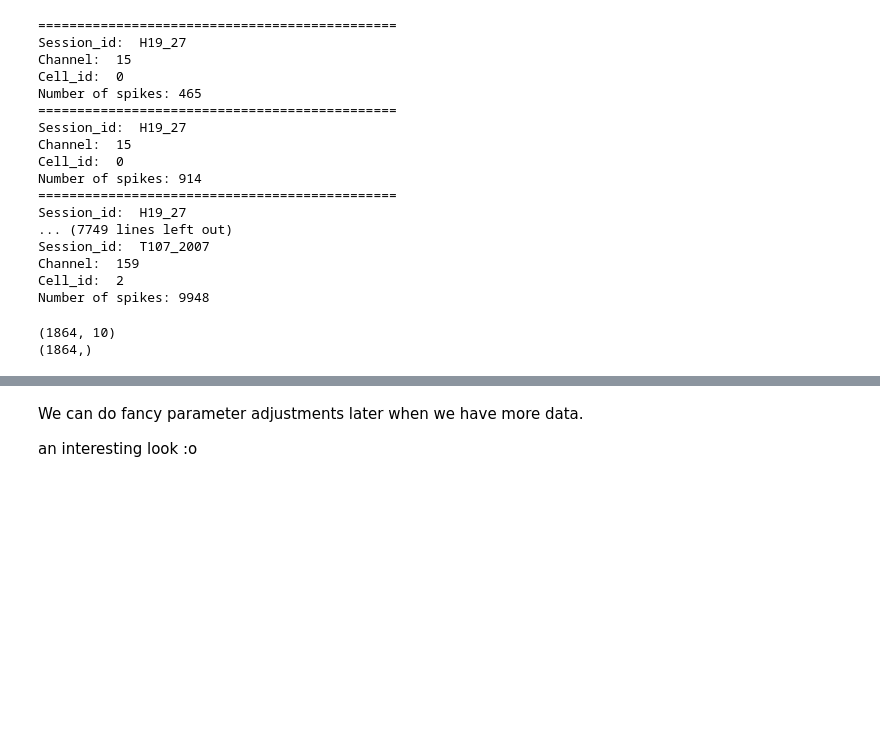
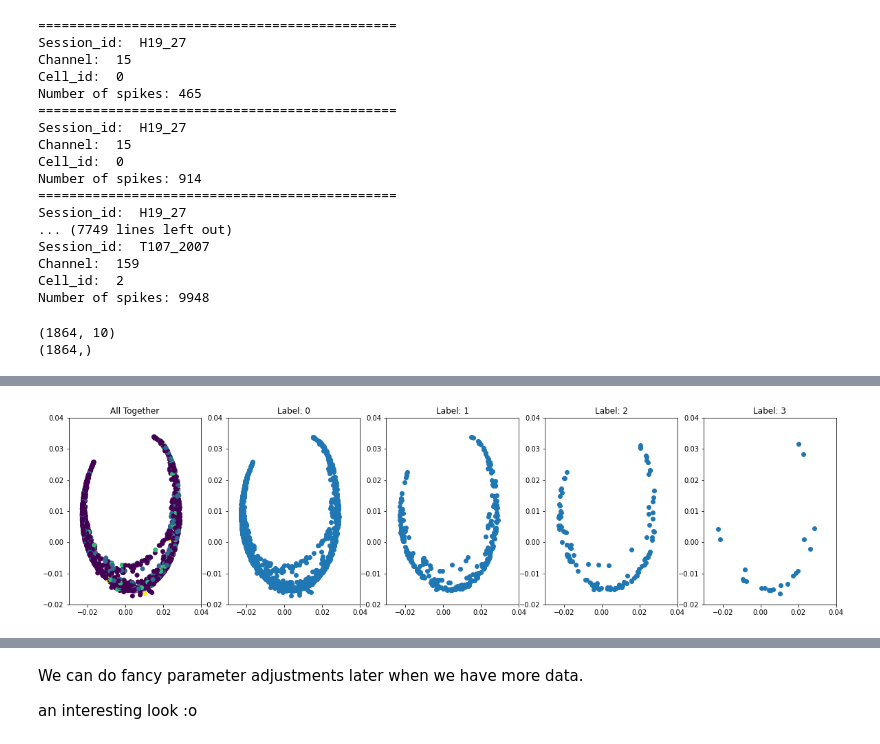
Before and after one commit to anniegao2007/neuron-clustering, a Jupyter notebook: code.ipynb, the cells around one changed output, grey strips where cells are left out. Drawn from its saved outputs; the diff is of its cells as text; code cells hidden in the pictures; blank space fills up the shorter version.

```diff
--- a/code.ipynb
+++ b/code.ipynb
@@ -88,0 +89,16 @@ import clusterdata as cd
+# %%
+def visualize_by_label(data_matrix, predictions, limits):
+    x1, x2, y1, y2 = limits
+    fig, ax = plt.subplots(1, 5, figsize=(20,5))
+    data_phate = phate.PHATE(verbose=0).fit_transform(data_matrix)
+    for i in range(5):
+        if i == 0:
+            ax[0].scatter(data_phate[:,0],data_phate[:,1],c=predictions)
+            ax[0].set_title('All Together')
+        else:
+            ind = [a for a in range(len(predictions)) if predictions[a]==i-1]
+            ax[i].scatter(data_phate[ind,0], data_phate[ind,1])
+            ax[i].set_title('Label: {}'.format(i-1))
+        ax[i].set_xlim(x1, x2)
+        ax[i].set_ylim(y1, y2)
+    plt.show()
@@ -109,0 +130,4 @@ plt.show()
+# %%
+visualize_by_label(data_matrix, predictions, [-0.03,0.04,-0.02,0.04])
+# %% [output]
+[figure, added]
```
Also changed, not shown: parts of 14 cells of this notebook.
